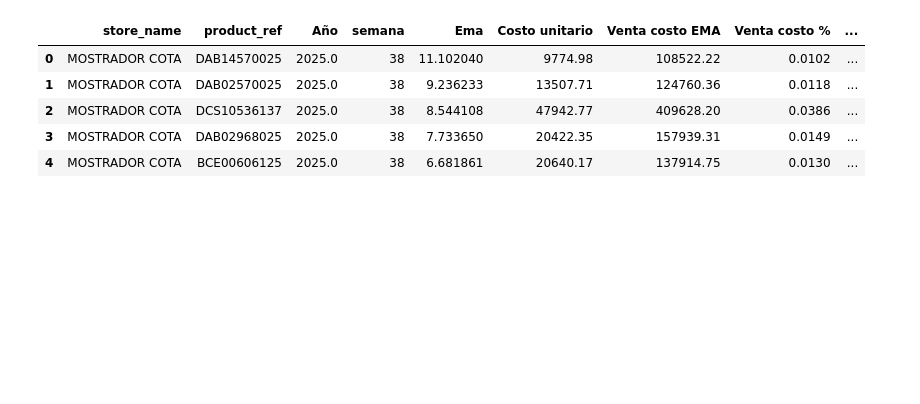
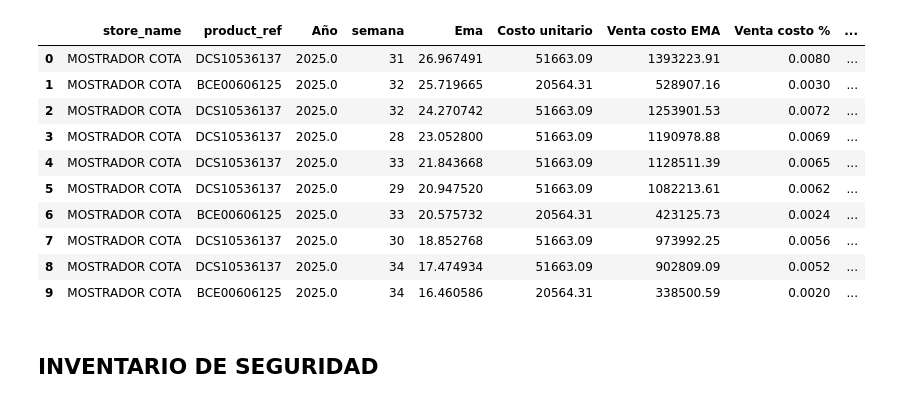
Before and after one commit to FiltrosDonsson/Proyectos-Data-analyst, a Jupyter notebook: MODELO ABASTECIMIENTO/despachos.ipynb, the cells around one changed output. Cells and saved outputs as stored; diff of their text form; code cells hidden in the pictures; blank space fills up the shorter version.

```diff
--- a/MODELO ABASTECIMIENTO/despachos.ipynb
+++ b/MODELO ABASTECIMIENTO/despachos.ipynb
@@ -1,5 +1,14 @@
 # %%
 import pandas as pd
+import scipy.stats as st
+import numpy as np
+
+
+# Mostrar todo el contenido de las celdas (sin recortes)
+pd.set_option('display.max_colwidth', None)
+
+# Mostrar todas las columnas
+pd.set_option('display.max_columns', None)
 # %%
 ruta = "/home/donsson/proyectos/MODELO ABASTECIMIENTO/csvsalidas/clasificacion_mia2025.csv"
 
@@ -34,10 +43,17 @@ reorden_ideal = {
 }
 # %%
-dp.head()
+dp.head(10)
 # %% [output]
 |  | store_name | product_ref | Año | semana | Ema | Costo unitario | Venta costo EMA | Venta costo % | ... |
-| 0 | MOSTRADOR COTA | DAB14570025 | 2025.0 | 38 | 11.102040 | 9774.98 | 108522.22 | 0.0102 | ... |
-| 1 | MOSTRADOR COTA | DAB02570025 | 2025.0 | 38 | 9.236233 | 13507.71 | 124760.36 | 0.0118 | ... |
-| 2 | MOSTRADOR COTA | DCS10536137 | 2025.0 | 38 | 8.544108 | 47942.77 | 409628.20 | 0.0386 | ... |
-| 3 | MOSTRADOR COTA | DAB02968025 | 2025.0 | 38 | 7.733650 | 20422.35 | 157939.31 | 0.0149 | ... |
-| 4 | MOSTRADOR COTA | BCE00606125 | 2025.0 | 38 | 6.681861 | 20640.17 | 137914.75 | 0.0130 | ... |
+| 0 | MOSTRADOR COTA | DCS10536137 | 2025.0 | 31 | 26.967491 | 51663.09 | 1393223.91 | 0.0080 | ... |
+| 1 | MOSTRADOR COTA | BCE00606125 | 2025.0 | 32 | 25.719665 | 20564.31 | 528907.16 | 0.0030 | ... |
+| 2 | MOSTRADOR COTA | DCS10536137 | 2025.0 | 32 | 24.270742 | 51663.09 | 1253901.53 | 0.0072 | ... |
+| 3 | MOSTRADOR COTA | DCS10536137 | 2025.0 | 28 | 23.052800 | 51663.09 | 1190978.88 | 0.0069 | ... |
+| 4 | MOSTRADOR COTA | DCS10536137 | 2025.0 | 33 | 21.843668 | 51663.09 | 1128511.39 | 0.0065 | ... |
+| 5 | MOSTRADOR COTA | DCS10536137 | 2025.0 | 29 | 20.947520 | 51663.09 | 1082213.61 | 0.0062 | ... |
+| 6 | MOSTRADOR COTA | BCE00606125 | 2025.0 | 33 | 20.575732 | 20564.31 | 423125.73 | 0.0024 | ... |
+| 7 | MOSTRADOR COTA | DCS10536137 | 2025.0 | 30 | 18.852768 | 51663.09 | 973992.25 | 0.0056 | ... |
+| 8 | MOSTRADOR COTA | DCS10536137 | 2025.0 | 34 | 17.474934 | 51663.09 | 902809.09 | 0.0052 | ... |
+| 9 | MOSTRADOR COTA | BCE00606125 | 2025.0 | 34 | 16.460586 | 20564.31 | 338500.59 | 0.0020 | ... |
+# %% [markdown]
+## INVENTARIO DE SEGURIDAD
```
Also changed, not shown: parts of 12 cells of this notebook, 16 other files.
